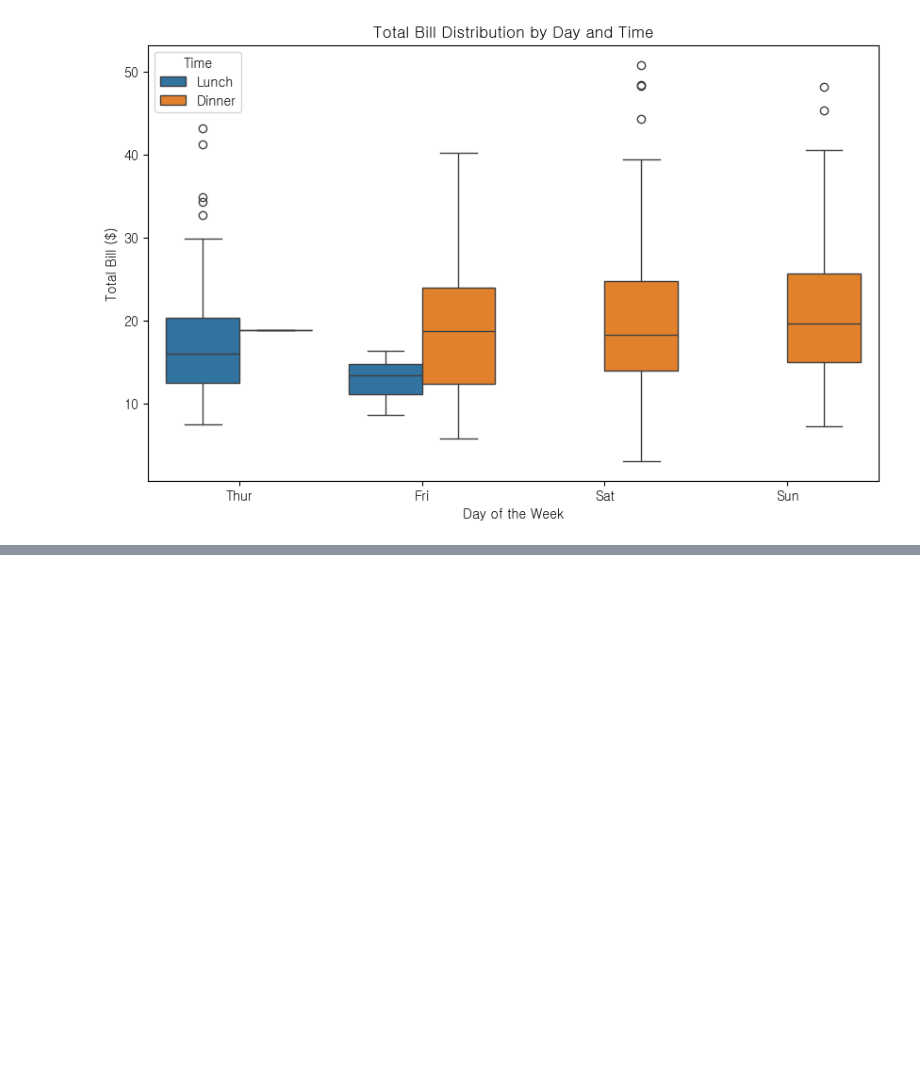
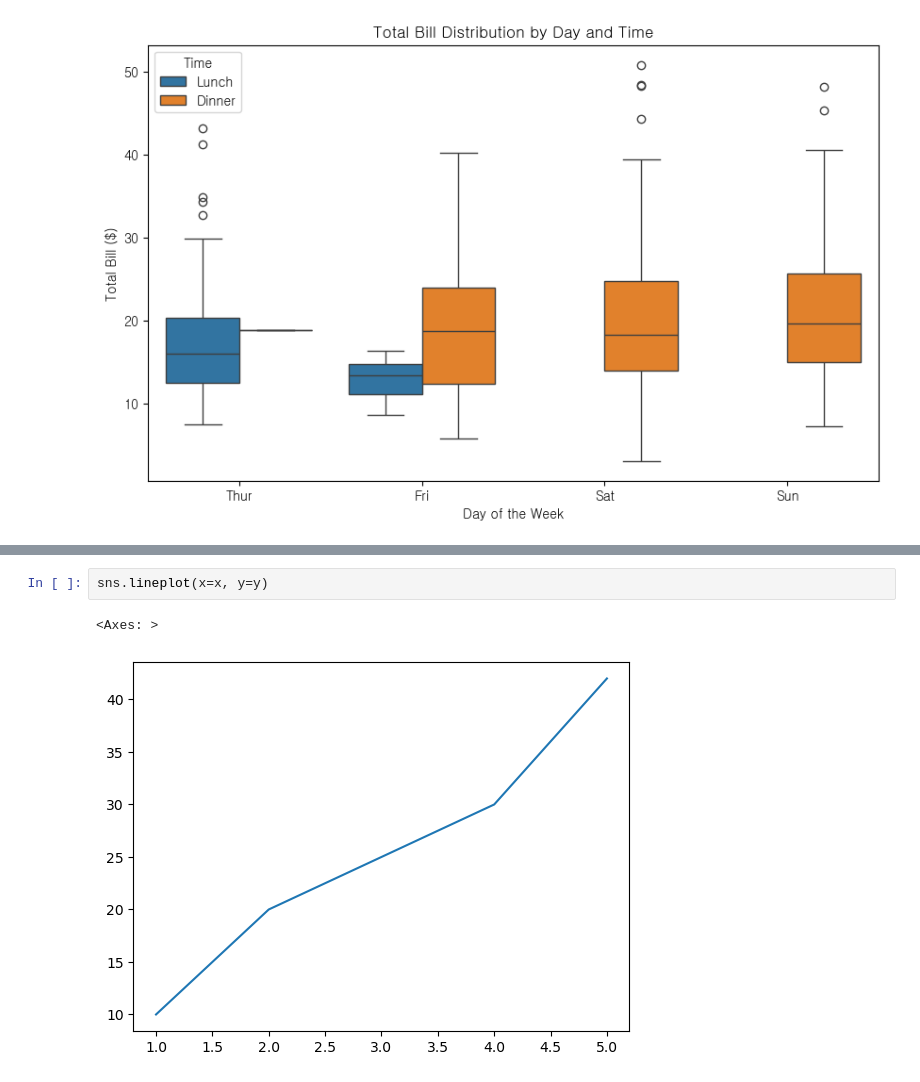
Before and after one commit to dhrhee96/hipython, a Jupyter notebook: 43.시각화.ipynb, the cells around one changed output, grey strips where cells are left out. Saved outputs shown, nothing was run; the diff lists cells and outputs as text; blank space fills up the shorter version.

```diff
--- a/43.시각화.ipynb
+++ b/43.시각화.ipynb
@@ -228,0 +281,5 @@ plt.show()
+# %%
+sns.lineplot(x=x, y=y)
+# %% [output]
+<Axes: >
+[figure, added]
```
Also changed, not shown: parts of 43 cells of this notebook.
